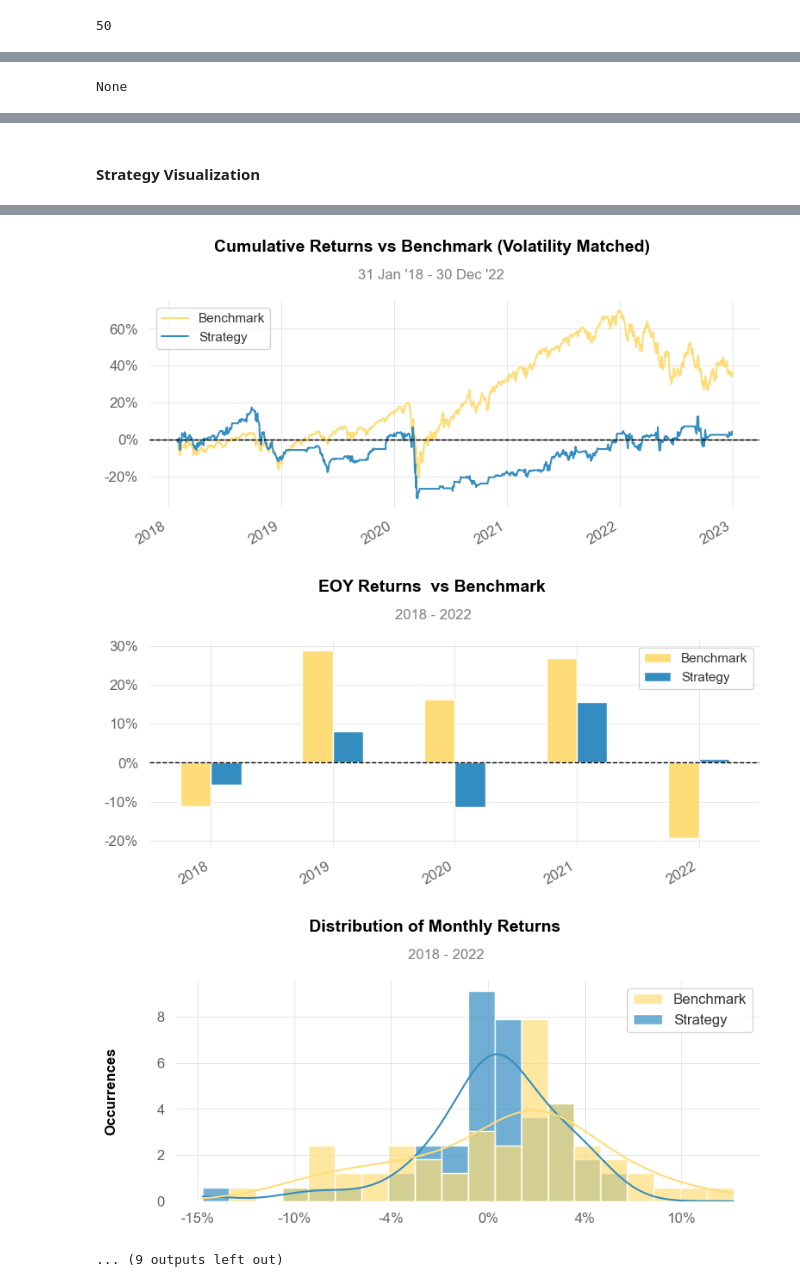
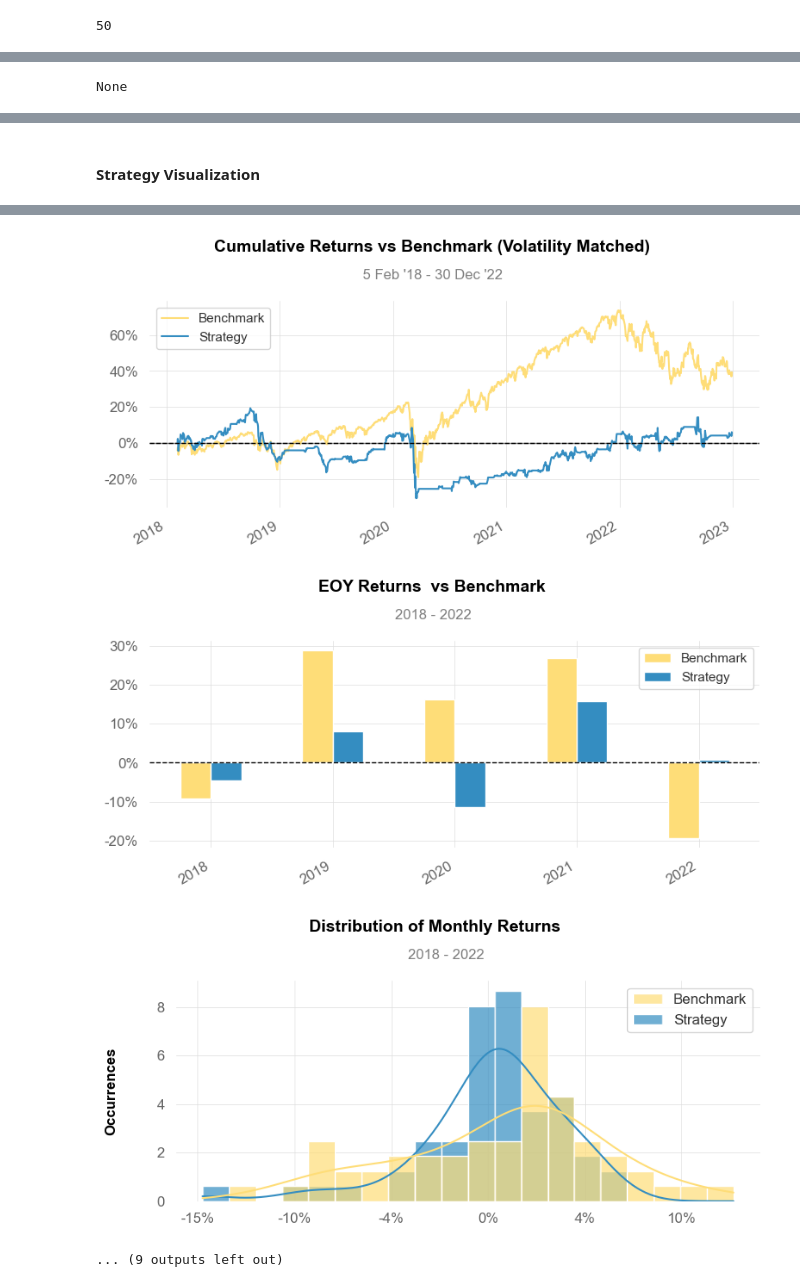
Before and after one commit to mhmunem/mean-reversion-backtests, a Jupyter notebook: notebooks/i_bb_rsi_strat copy.ipynb, the cells around one changed output, grey strips where cells are left out. Cells and saved outputs as stored; diff of their text form; code cells hidden in the pictures.

```diff
--- a/notebooks/i_bb_rsi_strat copy.ipynb
+++ b/notebooks/i_bb_rsi_strat copy.ipynb
@@ -132,7 +135,6 @@ BASE_CAPITAL = 100_000
 def initialize(context):
     context.idx = 0
     context.tickers = tickers
-    context.sample_asset = symbol('MSFT')
     context.window = 20
     context.bollinger_dev = 1.5
     context.stop_loss = 0.05
@@ -149,16 +151,14 @@ def initialize(context):
     # set_slippage(VolumeShareSlippage(volume_limit=0.10, price_impact=0.15))
 
 def handle_data(context, data):
-    context.idx += 1
     if context.idx < context.window:
-        return
+            context.idx += 1
+            return
 
 
     for ticker in context.tickers:
         # Get historical price data using data.history
         prices = data.history(symbol(ticker), 'price', context.window + 1, '1d')
-        context.current_date = data.history(context.sample_asset, 'price', 2, '1d').index[-1]
-
 
         # Calculate Bollinger Bands
         upper_band, mid_band, lower_band = calculate_bollinger_bands(prices, context.bollinger_dev, window=context.window)
@@ -200,7 +200,7 @@ results = run_algorithm(
     capital_base=BASE_CAPITAL,
     benchmark_returns=None,
     data_frequency='daily',
-    bundle='sp500bundle',
+    bundle='sp50bundle',
 )
 plots(results)
 # %% [output]
@@ -258,9 +258,9 @@ def initialize(context):
     # set_slippage(VolumeShareSlippage(volume_limit=0.10, price_impact=0.15))
 
 def handle_data(context, data):
-    context.idx += 1
     if context.idx < context.window:
-        return
+            context.idx += 1
+            return
 
     for ticker in context.tickers:
         # Get historical price data using data.history
@@ -327,7 +327,7 @@ results = run_algorithm(
     capital_base=BASE_CAPITAL,
     benchmark_returns=None,
     data_frequency='daily',
-    bundle='sp500bundle',
+    bundle='sp50bundle',
 )
 plots(results)
 # %% [output]
@@ -364,4 +364,4 @@ Strategy Visualization
-[figure, old version]
+[figure, new version]
-[figure, old version]
+[figure, new version]
-[figure, old version]
+[figure, new version]
 ... (9 outputs left out)
```
Also changed, not shown: parts of 3 cells of this notebook.
